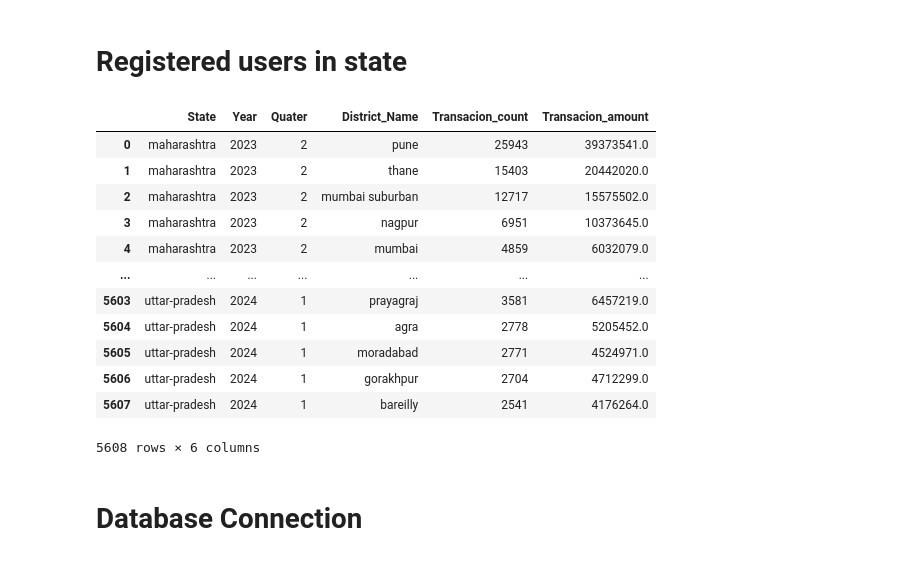
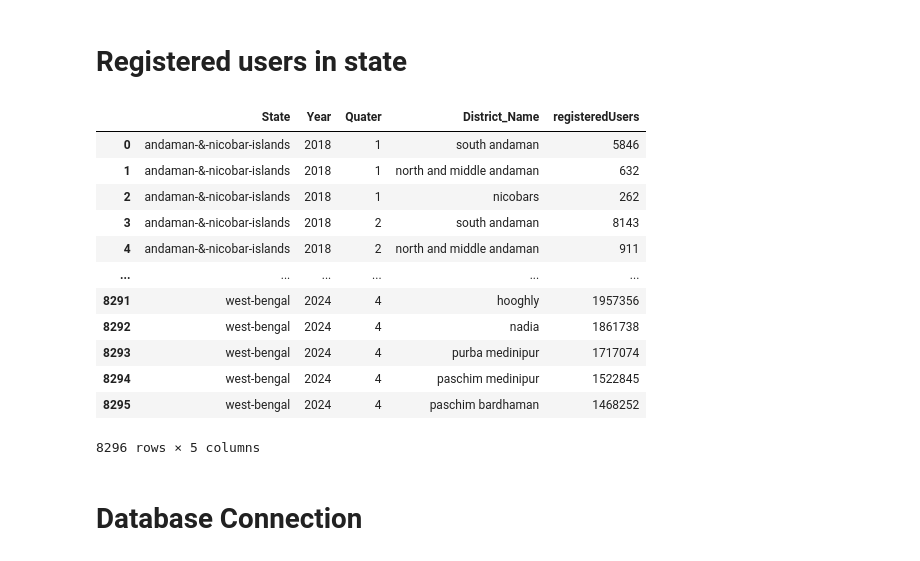
Before and after one commit to srijith0214/Phone_Pe-Srijith_, a Jupyter notebook: PhonePayDF.ipynb, the cells around one changed output. Saved outputs shown, nothing was run; the diff lists cells and outputs as text; code cells hidden in the pictures.

```diff
--- a/PhonePayDF.ipynb
+++ b/PhonePayDF.ipynb
@@ -469,7 +462,7 @@ Top_Ins_Trans = pd.DataFrame(Top_state_Ins)
 # %% [markdown]
 # Top insurance data for india
 # %%
-path="/content/pulse/data/top/insurance/country/india/"
+path="D:/PhonePay/pulse/data/top/insurance/country/india/"
 Top_India_list=os.listdir(path)
 Top_India_list.remove('state')
 # Initialize dictionary to store transaction data for India (aggregated at country level)
@@ -514,7 +507,7 @@ Top_Ind_Inslist = pd.DataFrame(Top_Ind_list)
 # %% [markdown]
 # Top transaction of India
 # %%
-path="/content/pulse/data/top/transaction/country/india/"
+path="D:/PhonePay/pulse/data/top/transaction/country/india/"
 Top_India_list=os.listdir(path)
 Top_India_list.remove('state')
 # Initialize dictionary to store transaction data for India (aggregated at country level)
@@ -566,7 +559,7 @@ Top_Ind_translist = pd.DataFrame(Top_Ind_list)
 # import pandas as pd
 
 # Define the path to the transaction data by state
-path = "/content/pulse/data/top/transaction/country/india/state/"
+path = "D:/PhonePay/pulse/data/top/transaction/country/india/state/"
 
 # Get the list of states available in the dataset
 Top_state_list = os.listdir(path)
@@ -657,7 +650,7 @@ Top_pin_Trans
 # %% [markdown]
 # Registered Users in India
 # %%
-path="/content/pulse/data/top/user/country/india/"
+path="D:/PhonePay/pulse/data/top/user/country/india/"
 user_India_list=os.listdir(path)
 user_India_list.remove('state')
 # Initialize dictionary to store transaction data for India (aggregated at country level)
@@ -719,12 +712,12 @@ user_List_bypincode = pd.DataFrame(user_list_bypincode)
 # %%
 # Required libraries for the program
 # (Make sure to import these before running the code)
-# import os
-# import json
-# import pandas as pd
+import os
+import json
+import pandas as pd
 
 # Define the path to the transaction data by state
-path = "/content/pulse/data/top/user/country/india/state/"
+path = "D:/PhonePay/pulse/data/top/user/country/india/state/"
 
 # Get the list of states available in the dataset
 Top_state_list = os.listdir(path)
@@ -747,46 +740,46 @@ for i in Top_state_list:
 
     # Loop through each year folder
     for j in Top_yr:
         p_j = p_i + j + "/"  # Path to the year folder
         Top_yr_list = os.listdir(p_j)  # List of quarter JSON files
 
         # Loop through each quarter JSON file
         for k in Top_yr_list:
             p_k = p_j + k  # Full path to the JSON file
             # Open and load the JSON data
             with open(p_k, 'r') as Data:
                 D = json.load(Data)
 
 #                 # Extract transaction data from the JSON
                 for z in D['data']['districts']:
                     Name = z['name']
                     registeredUsers = z['registeredUsers']
 
 
 
                     # Append extracted data to the dictionary
                     Top_state_User['District_Name'].append(Name)
                     Top_state_User['registeredUsers'].append(registeredUsers)
                     Top_state_User['State'].append(i)
                     Top_state_User['Year'].append(j)
                     Top_state_User['Quater'].append(int(k.strip('.json')))
 
 # Convert the dictionary to a pandas DataFrame
-Top_User_Trans = pd.DataFrame(Top_state_Ins)
+Top_User_Trans = pd.DataFrame(Top_state_User)
 Top_User_Trans
 # %% [output]
-|  | State | Year | Quater | District_Name | Transacion_count | Transacion_amount |
-| 0 | maharashtra | 2023 | 2 | pune | 25943 | 39373541.0 |
-| 1 | maharashtra | 2023 | 2 | thane | 15403 | 20442020.0 |
-| 2 | maharashtra | 2023 | 2 | mumbai suburban | 12717 | 15575502.0 |
-| 3 | maharashtra | 2023 | 2 | nagpur | 6951 | 10373645.0 |
-| 4 | maharashtra | 2023 | 2 | mumbai | 4859 | 6032079.0 |
-| ... | ... | ... | ... | ... | ... | ... |
-| 5603 | uttar-pradesh | 2024 | 1 | prayagraj | 3581 | 6457219.0 |
-| 5604 | uttar-pradesh | 2024 | 1 | agra | 2778 | 5205452.0 |
-| 5605 | uttar-pradesh | 2024 | 1 | moradabad | 2771 | 4524971.0 |
-| 5606 | uttar-pradesh | 2024 | 1 | gorakhpur | 2704 | 4712299.0 |
-| 5607 | uttar-pradesh | 2024 | 1 | bareilly | 2541 | 4176264.0 |
+|  | State | Year | Quater | District_Name | registeredUsers |
+| 0 | andaman-&-nicobar-islands | 2018 | 1 | south andaman | 5846 |
+| 1 | andaman-&-nicobar-islands | 2018 | 1 | north and middle andaman | 632 |
+| 2 | andaman-&-nicobar-islands | 2018 | 1 | nicobars | 262 |
+| 3 | andaman-&-nicobar-islands | 2018 | 2 | south andaman | 8143 |
+| 4 | andaman-&-nicobar-islands | 2018 | 2 | north and middle andaman | 911 |
+| ... | ... | ... | ... | ... | ... |
+| 8291 | west-bengal | 2024 | 4 | hooghly | 1957356 |
+| 8292 | west-bengal | 2024 | 4 | nadia | 1861738 |
+| 8293 | west-bengal | 2024 | 4 | purba medinipur | 1717074 |
+| 8294 | west-bengal | 2024 | 4 | paschim medinipur | 1522845 |
+| 8295 | west-bengal | 2024 | 4 | paschim bardhaman | 1468252 |
-5608 rows × 6 columns
+8296 rows × 5 columns
 # %% [markdown]
 # Database Connection
```
Also changed, not shown: parts of 26 cells of this notebook, 7 other files.
